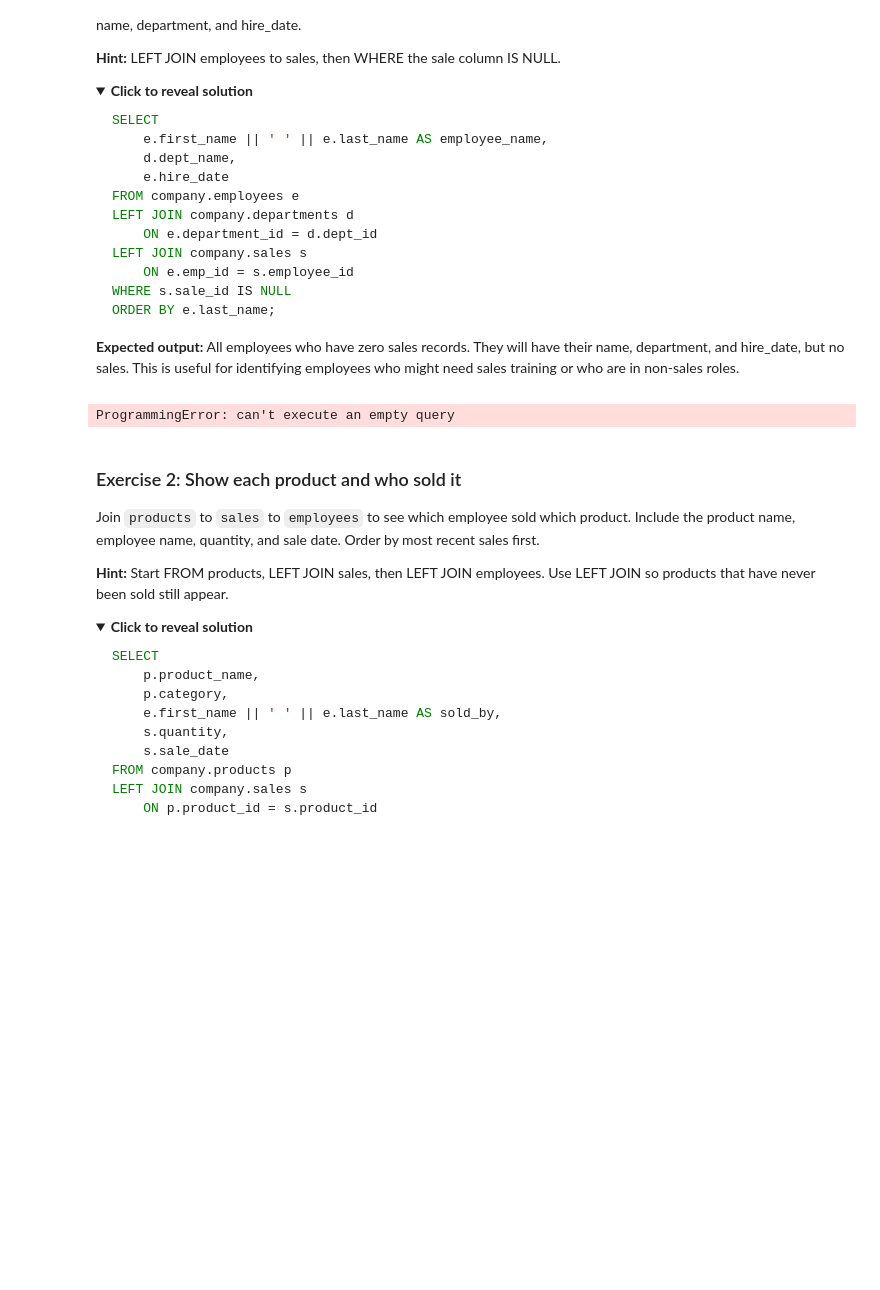
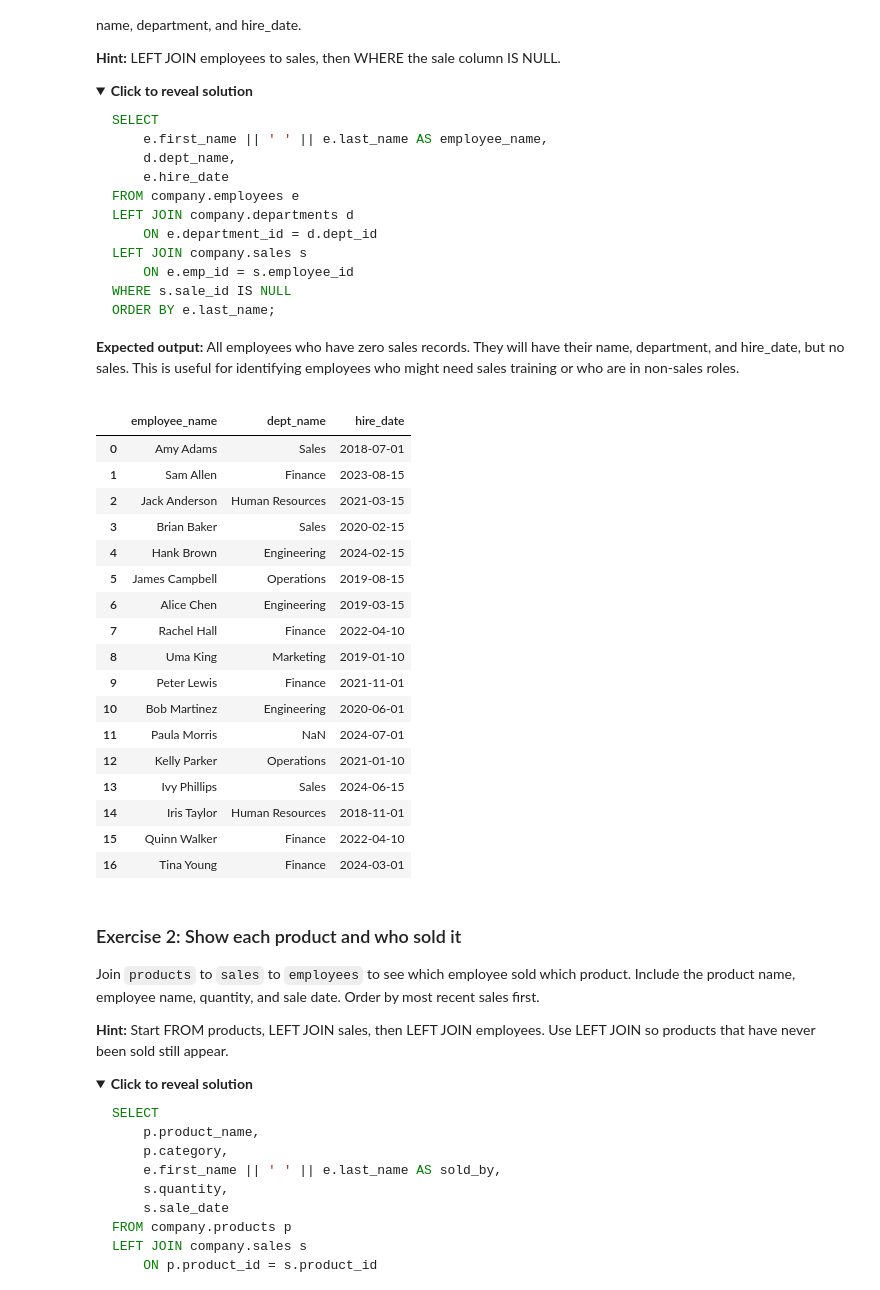
Before and after one commit to rasoulnorouzi/DataEngineeringLLM, a Jupyter notebook: module-02-sql-elt-pipeline/lessons/day2-joins/04_joins_practice.ipynb, the cells around one changed output. Cells and saved outputs as stored; diff of their text form; code cells hidden in the pictures; folded sections open; blank space fills up the shorter version.

```diff
--- a/module-02-sql-elt-pipeline/lessons/day2-joins/04_joins_practice.ipynb
+++ b/module-02-sql-elt-pipeline/lessons/day2-joins/04_joins_practice.ipynb
@@ -696,13 +696,40 @@ ORDER BY e.last_name;
 
 **Expected output:** All employees who have zero sales records. They will have their name, department, and hire_date, but no sales. This is useful for identifying employees who might need sales training or who are in non-sales roles.
 </details>
-# %%
-# Your solution here:
-run_query("""
-
-""")
-# %% [output]
-ProgrammingError: can't execute an empty query
+# %%
+# Your solution here:
+run_query("""
+SELECT
+    e.first_name || ' ' || e.last_name AS employee_name,
+    d.dept_name,
+    e.hire_date
+FROM company.employees e
+LEFT JOIN company.departments d
+    ON e.department_id = d.dept_id
+LEFT JOIN company.sales s
+    ON e.emp_id = s.employee_id
+WHERE s.sale_id IS NULL
+ORDER BY e.last_name;
+""")
+# %% [output]
+|  | employee_name | dept_name | hire_date |
+| 0 | Amy Adams | Sales | 2018-07-01 |
+| 1 | Sam Allen | Finance | 2023-08-15 |
+| 2 | Jack Anderson | Human Resources | 2021-03-15 |
+| 3 | Brian Baker | Sales | 2020-02-15 |
+| 4 | Hank Brown | Engineering | 2024-02-15 |
+| 5 | James Campbell | Operations | 2019-08-15 |
+| 6 | Alice Chen | Engineering | 2019-03-15 |
+| 7 | Rachel Hall | Finance | 2022-04-10 |
+| 8 | Uma King | Marketing | 2019-01-10 |
+| 9 | Peter Lewis | Finance | 2021-11-01 |
+| 10 | Bob Martinez | Engineering | 2020-06-01 |
+| 11 | Paula Morris | NaN | 2024-07-01 |
+| 12 | Kelly Parker | Operations | 2021-01-10 |
+| 13 | Ivy Phillips | Sales | 2024-06-15 |
+| 14 | Iris Taylor | Human Resources | 2018-11-01 |
+| 15 | Quinn Walker | Finance | 2022-04-10 |
+| 16 | Tina Young | Finance | 2024-03-01 |
 # %% [markdown]
 ### Exercise 2: Show each product and who sold it
 
```
Also changed, not shown: parts of 4 cells of this notebook.
